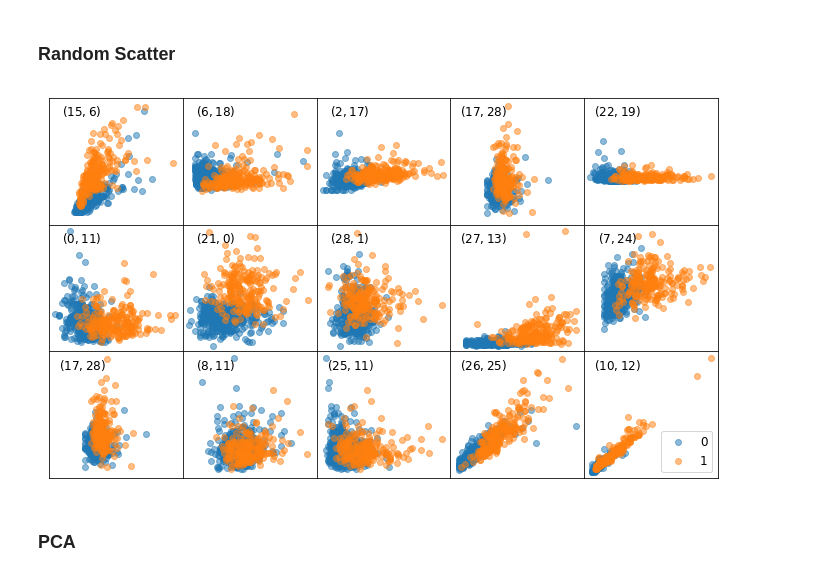
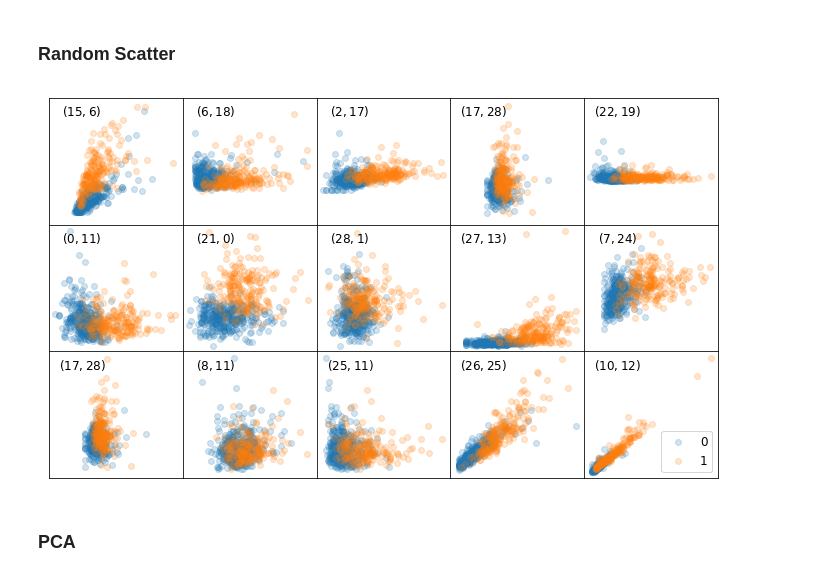
Before and after one commit to ahmadnish/FOML2017, a Jupyter notebook: jannik.ipynb, the cells around one changed output. Drawn from its saved outputs; the diff is of its cells as text; code cells hidden in the pictures.

```diff
--- a/jannik.ipynb
+++ b/jannik.ipynb
@@ -85,26 +85,26 @@ a = a[inds]
 # %%
 plt.figure(figsize=(12,7))
 plt.rcParams.update({'font.size': 12})
 
 for i in range(0,15):
     fig = plt.subplot(3,5,i+1)
     plt.xticks([])
     plt.yticks([])
 
     for j, label in enumerate(labels):
-        plt.scatter(X[Y==j, a[i,0]], X[Y == j, a[i,1]], alpha=.5,
+        plt.scatter(X[Y==j, a[i,0]], X[Y == j, a[i,1]], alpha=.2,
                     label=label)
     plt.text(0.25,0.9, "$({}, {})$".format(a[i,0],a[i,1]),
          horizontalalignment='center',
          verticalalignment='center',
          transform = plt.gca().transAxes)
     if i == 14:
         plt.legend(labels, loc='lower right')
 
 plt.subplots_adjust(wspace=0, hspace=0)
 plt.savefig('figs/random_scatter.pdf', bbox_inches='tight')
 # %% [output]
-[figure, old version]
+[figure, new version]
 # %% [markdown]
 ### PCA
 # %%
```
Also changed, not shown: parts of 25 cells of this notebook, 10 other files.
